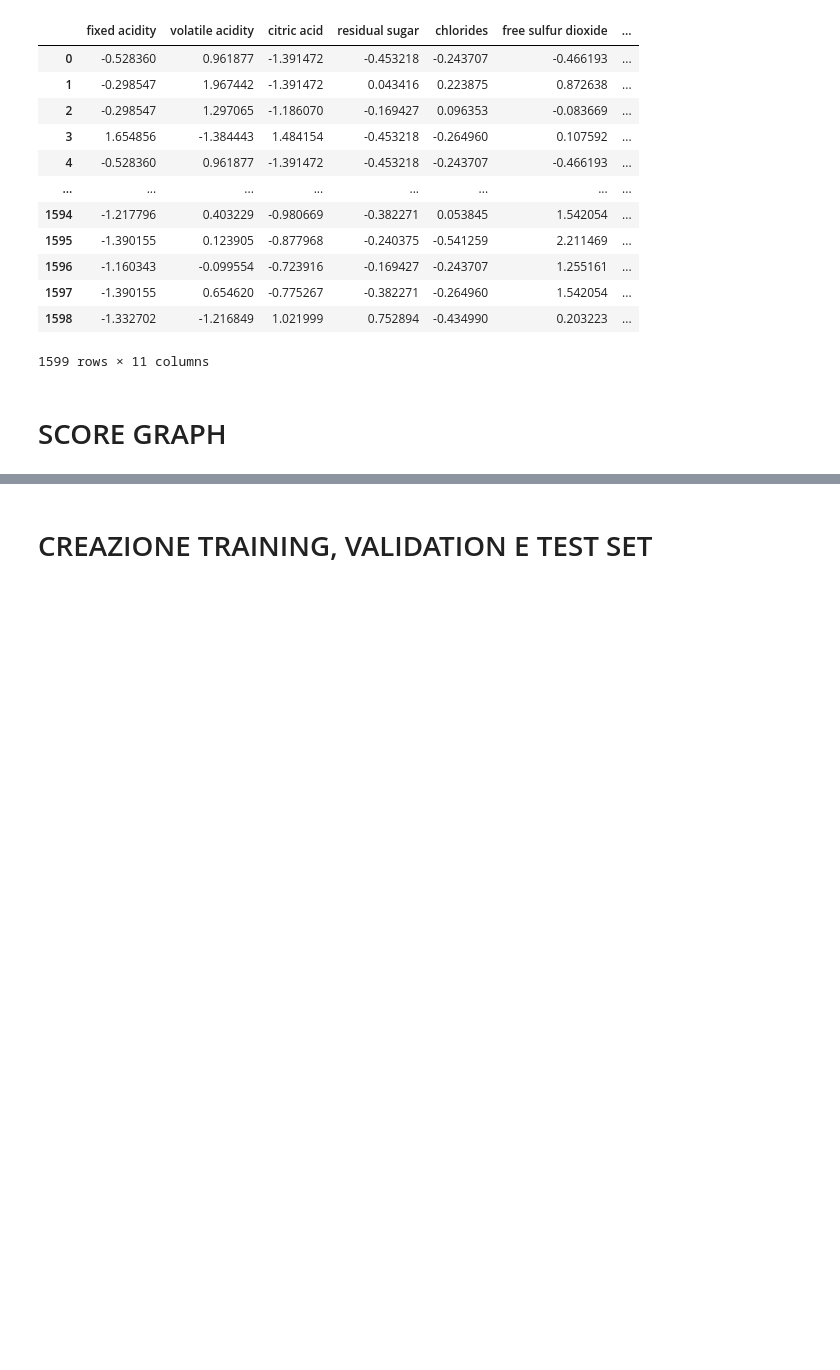
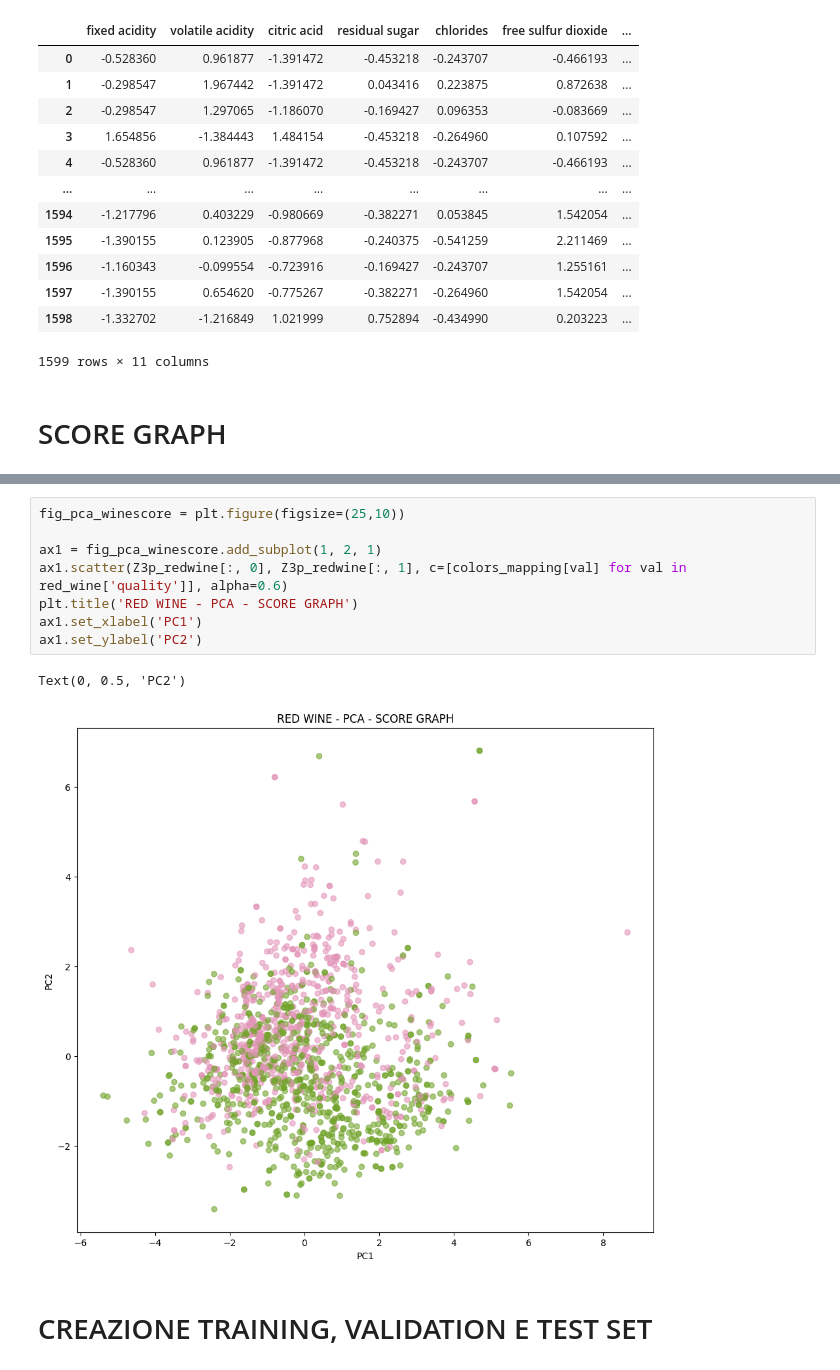
Before and after one commit to MarcoMungaiCoppolino/Data-Science-Portfolio, a Jupyter notebook: GameTheory_For_Explainable_ML/notebooks/01-second-logical-notebook copy.ipynb, the cells around one changed output, grey strips where cells are left out. Cells and saved outputs as stored; diff of their text form; blank space fills up the shorter version.

```diff
--- a/GameTheory_For_Explainable_ML/notebooks/01-second-logical-notebook copy.ipynb
+++ b/GameTheory_For_Explainable_ML/notebooks/01-second-logical-notebook copy.ipynb
@@ -174,6 +194,17 @@ ax1.set_zlabel('PC3')
 ax1.view_init(elev=20, azim=20)
 # %% [output]
 [figure]
+# %%
+fig_pca_winescore = plt.figure(figsize=(25,10))
+
+ax1 = fig_pca_winescore.add_subplot(1, 2, 1)
+ax1.scatter(Z3p_redwine[:, 0], Z3p_redwine[:, 1], c=[colors_mapping[val] for val in red_wine['quality']], alpha=0.6)
+plt.title('RED WINE - PCA - SCORE GRAPH')
+ax1.set_xlabel('PC1')
+ax1.set_ylabel('PC2')
+# %% [output]
+Text(0, 0.5, 'PC2')
+[figure, added]
 # %% [markdown]
 # CREAZIONE TRAINING, VALIDATION E TEST SET
 # %%
```
Also changed, not shown: parts of 79 cells of this notebook.
